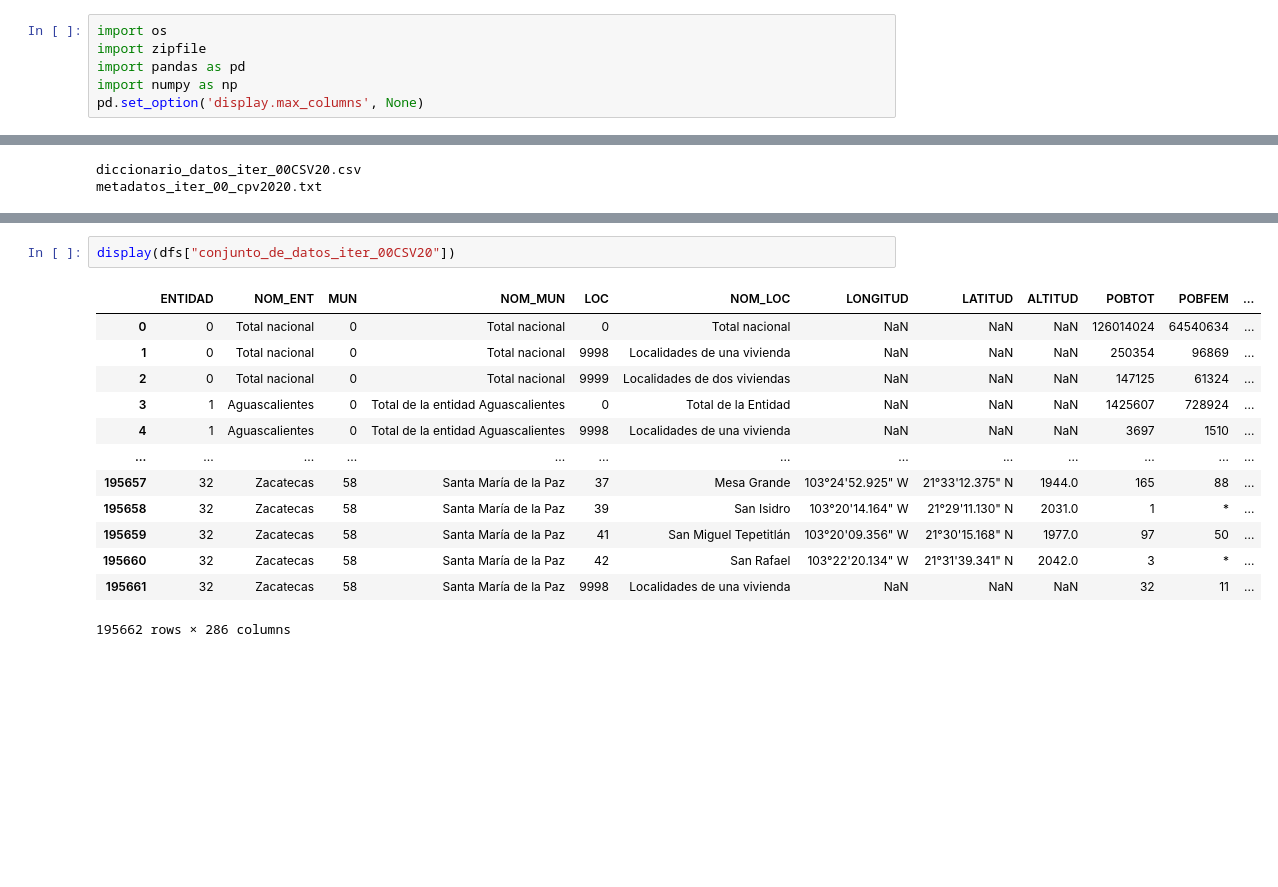
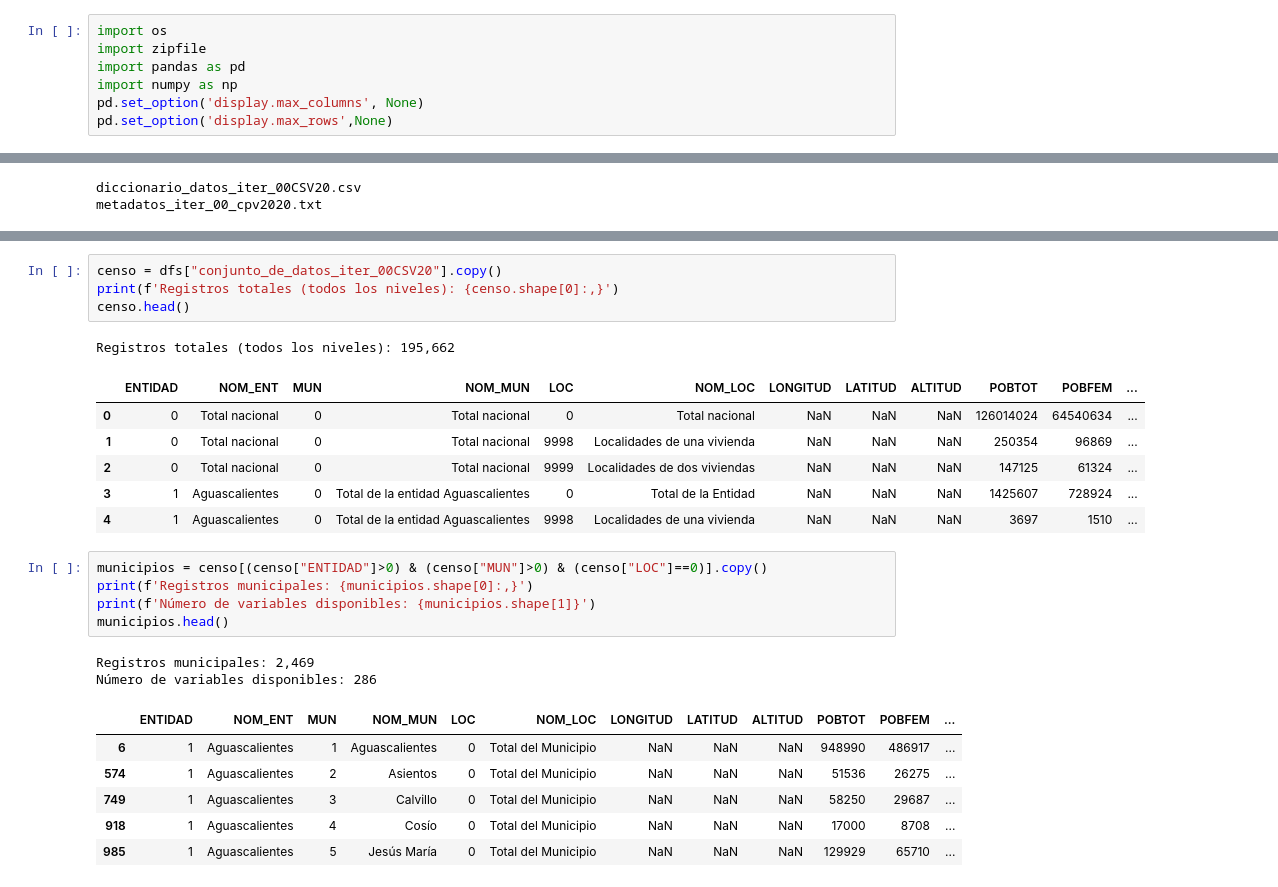
Before and after one commit to Betorcido/CDD_practica1_m3, a Jupyter notebook: M3_P1_DMC.ipynb, the cells around one changed output, grey strips where cells are left out. Cells and saved outputs as stored; diff of their text form; blank space fills up the shorter version.

```diff
--- a/M3_P1_DMC.ipynb
+++ b/M3_P1_DMC.ipynb
@@ -4,6 +4,7 @@ import zipfile
 import pandas as pd
 import numpy as np
 pd.set_option('display.max_columns', None)
+pd.set_option('display.max_rows',None)
 # %%
 dfs = {}
 
@@ -102,16 +69,26 @@ metadatos_iter_00_cpv2020
 # %%
-display(dfs["conjunto_de_datos_iter_00CSV20"])
+censo = dfs["conjunto_de_datos_iter_00CSV20"].copy()
+print(f'Registros totales (todos los niveles): {censo.shape[0]:,}')
+censo.head()
 # %% [output]
+Registros totales (todos los niveles): 195,662
 |  | ENTIDAD | NOM_ENT | MUN | NOM_MUN | LOC | NOM_LOC | LONGITUD | LATITUD | ALTITUD | POBTOT | POBFEM | ... |
 | 0 | 0 | Total nacional | 0 | Total nacional | 0 | Total nacional | NaN | NaN | NaN | 126014024 | 64540634 | ... |
 | 1 | 0 | Total nacional | 0 | Total nacional | 9998 | Localidades de una vivienda | NaN | NaN | NaN | 250354 | 96869 | ... |
 | 2 | 0 | Total nacional | 0 | Total nacional | 9999 | Localidades de dos viviendas | NaN | NaN | NaN | 147125 | 61324 | ... |
 | 3 | 1 | Aguascalientes | 0 | Total de la entidad Aguascalientes | 0 | Total de la Entidad | NaN | NaN | NaN | 1425607 | 728924 | ... |
 | 4 | 1 | Aguascalientes | 0 | Total de la entidad Aguascalientes | 9998 | Localidades de una vivienda | NaN | NaN | NaN | 3697 | 1510 | ... |
-| ... | ... | ... | ... | ... | ... | ... | ... | ... | ... | ... | ... | ... |
-| 195657 | 32 | Zacatecas | 58 | Santa María de la Paz | 37 | Mesa Grande | 103°24'52.925" W | 21°33'12.375" N | 1944.0 | 165 | 88 | ... |
-| 195658 | 32 | Zacatecas | 58 | Santa María de la Paz | 39 | San Isidro | 103°20'14.164" W | 21°29'11.130" N | 2031.0 | 1 | * | ... |
-| 195659 | 32 | Zacatecas | 58 | Santa María de la Paz | 41 | San Miguel Tepetitlán | 103°20'09.356" W | 21°30'15.168" N | 1977.0 | 97 | 50 | ... |
-| 195660 | 32 | Zacatecas | 58 | Santa María de la Paz | 42 | San Rafael | 103°22'20.134" W | 21°31'39.341" N | 2042.0 | 3 | * | ... |
-| 195661 | 32 | Zacatecas | 58 | Santa María de la Paz | 9998 | Localidades de una vivienda | NaN | NaN | NaN | 32 | 11 | ... |
-195662 rows × 286 columns
+# %%
+municipios = censo[(censo["ENTIDAD"]>0) & (censo["MUN"]>0) & (censo["LOC"]==0)].copy()
+print(f'Registros municipales: {municipios.shape[0]:,}')
+print(f'Número de variables disponibles: {municipios.shape[1]}')
+municipios.head()
+# %% [output]
+Registros municipales: 2,469
+Número de variables disponibles: 286
+|  | ENTIDAD | NOM_ENT | MUN | NOM_MUN | LOC | NOM_LOC | LONGITUD | LATITUD | ALTITUD | POBTOT | POBFEM | ... |
+| 6 | 1 | Aguascalientes | 1 | Aguascalientes | 0 | Total del Municipio | NaN | NaN | NaN | 948990 | 486917 | ... |
+| 574 | 1 | Aguascalientes | 2 | Asientos | 0 | Total del Municipio | NaN | NaN | NaN | 51536 | 26275 | ... |
+| 749 | 1 | Aguascalientes | 3 | Calvillo | 0 | Total del Municipio | NaN | NaN | NaN | 58250 | 29687 | ... |
+| 918 | 1 | Aguascalientes | 4 | Cosío | 0 | Total del Municipio | NaN | NaN | NaN | 17000 | 8708 | ... |
+| 985 | 1 | Aguascalientes | 5 | Jesús María | 0 | Total del Municipio | NaN | NaN | NaN | 129929 | 65710 | ... |
```
Also changed, not shown: parts of 16 cells of this notebook, 1 other file.
